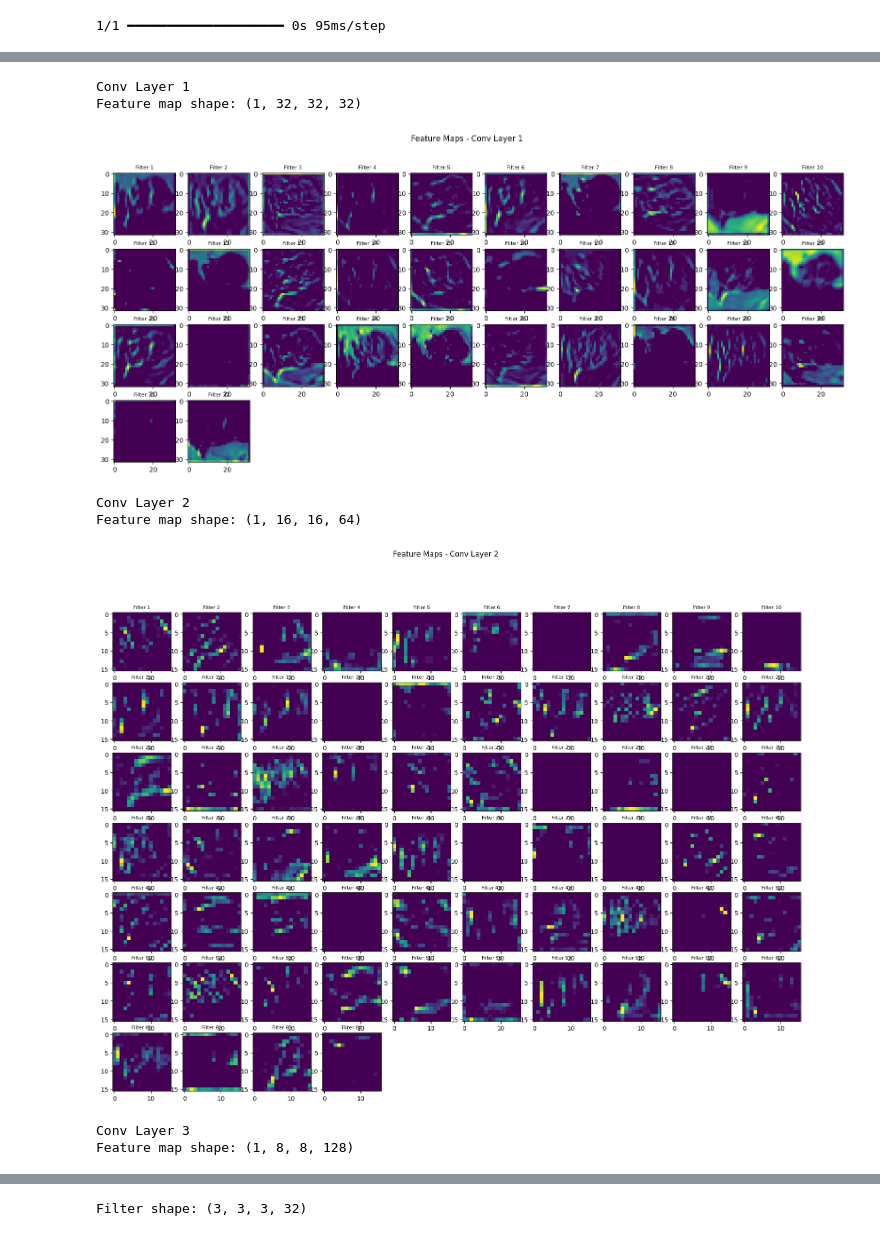
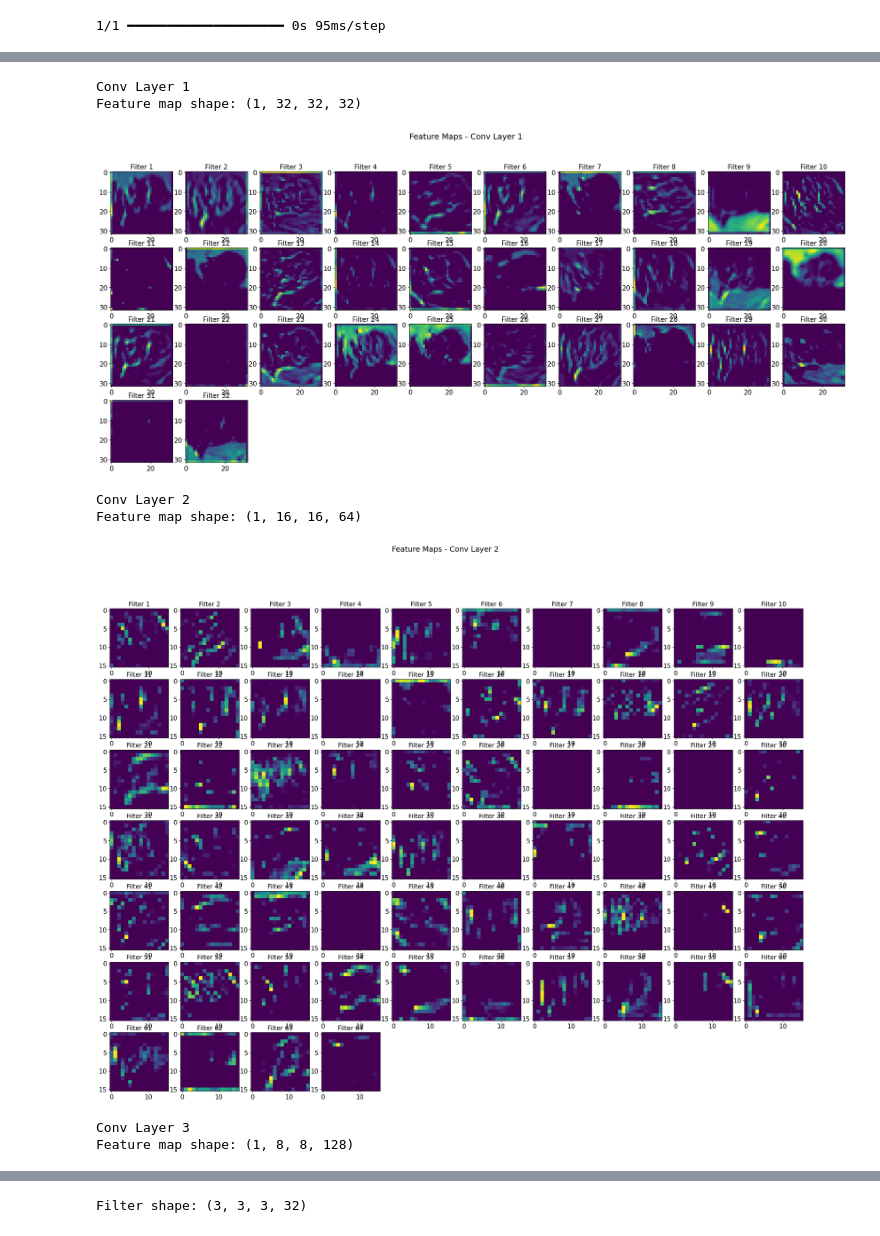
Before and after one commit to sadhika-tech/deep-learning-lab, a Jupyter notebook: Lab 3/convolutional_neural_networks.ipynb, the cells around one changed output, grey strips where cells are left out. Saved outputs shown, nothing was run; the diff lists cells and outputs as text; code cells hidden in the pictures.

```diff
--- a/Lab 3/convolutional_neural_networks.ipynb
+++ b/Lab 3/convolutional_neural_networks.ipynb
@@ -13,6 +13,15 @@ import seaborn as sns
 from tensorflow.keras.layers import AveragePooling2D
 from tensorflow.keras.utils import plot_model
 import math
+
+plt.rcParams.update({
+    "font.size": 15,
+    "axes.titlesize": 15,
+    "axes.labelsize": 15,
+    "xtick.labelsize": 15,
+    "ytick.labelsize": 15,
+    "legend.fontsize": 15
+})
 # %%
 (X_train,y_train),(X_test,y_test)=cifar10.load_data()
 class_names=['Airplane','Automobile','Bird','Cat','Deer','Dog','Frog','Horse','Ship','Truck']
@@ -209,26 +225,27 @@ plt.show()
 # %%
 for layer_index, fmap in enumerate(feature_maps):
 
     print("Conv Layer", layer_index + 1)
     print("Feature map shape:", fmap.shape)
     n_features=fmap.shape[-1]
     cols = 10
     rows = math.ceil(n_features / cols)
-    plt.figure(figsize=(20, rows * 2))
+    plt.figure(figsize=(30, rows*3))
 
     for i in range(n_features):
         plt.subplot(rows, cols, i + 1)
-        plt.imshow(fmap[0, :, :, i], cmap='viridis')
-        plt.title("Filter " + str(i+1), fontsize=8)
+        plt.imshow(fmap[0, :, :, i])
+        plt.title("Filter " + str(i+1))
 
     plt.suptitle("Feature Maps - Conv Layer " + str(layer_index + 1))
+    plt.savefig("feature_maps_conv_layer_"+str(layer_index+1)+".png",dpi=600)
     plt.show()
 # %% [output]
 Conv Layer 1
 Feature map shape: (1, 32, 32, 32)
-[figure, old version]
+[figure, new version]
 Conv Layer 2
 Feature map shape: (1, 16, 16, 64)
-[figure, old version]
+[figure, new version]
 Conv Layer 3
 Feature map shape: (1, 8, 8, 128)
```
Also changed, not shown: parts of 10 cells of this notebook.
